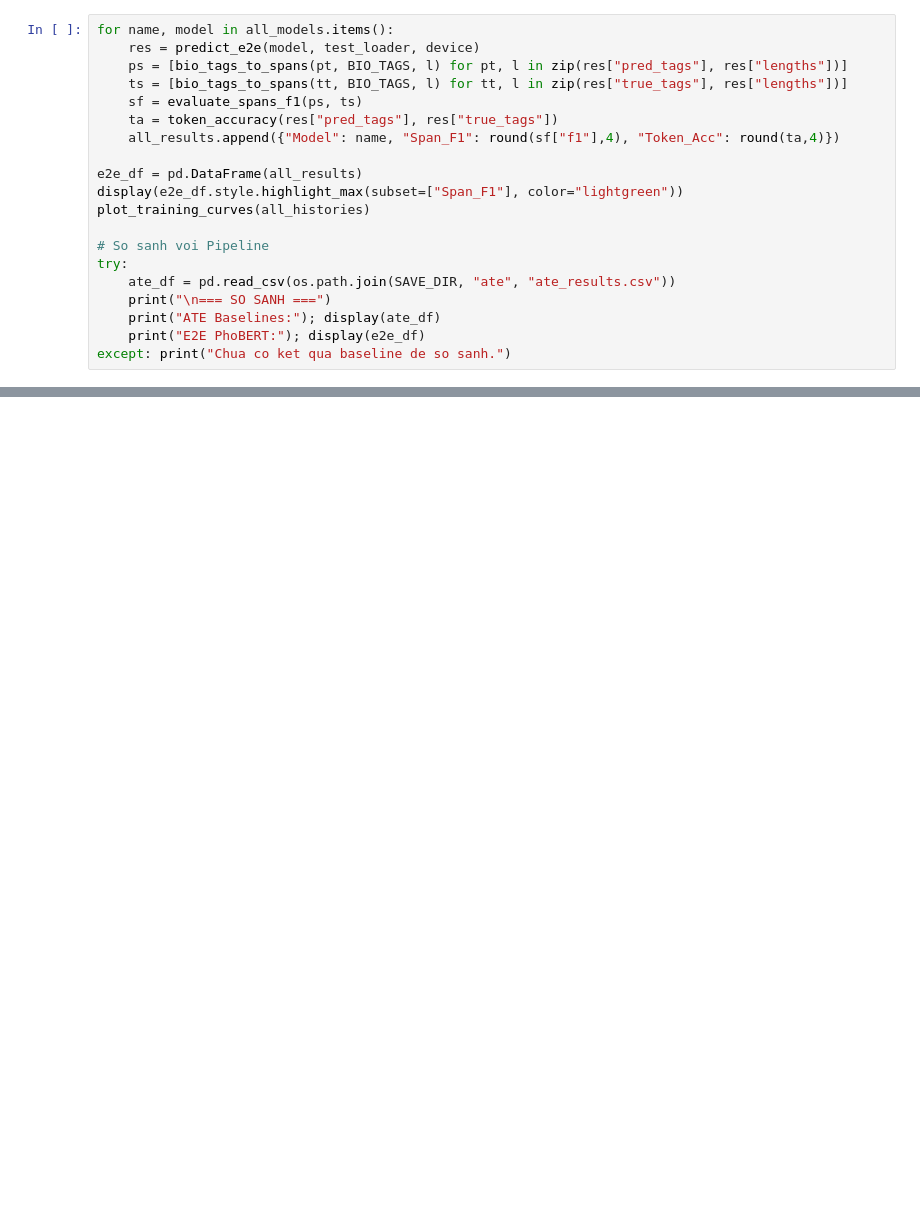
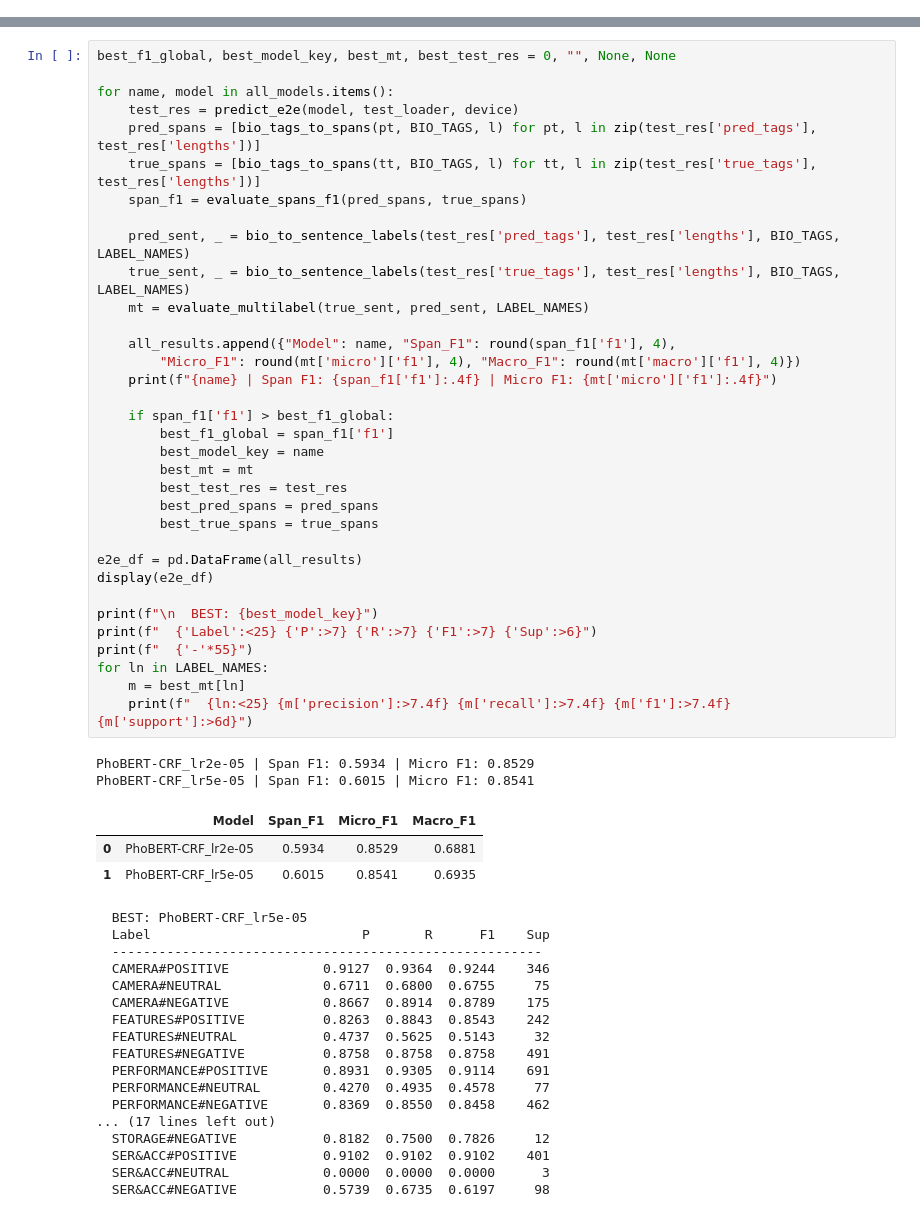
Before and after one commit to HoangHaiDang1302/Vietnamese-Aspect-based-sentiment-analyst-project, a Jupyter notebook: research_pipeline/notebooks/04-e2e-kaggle.ipynb, the cells around one changed output, grey strips where cells are left out. Saved outputs shown, nothing was run; the diff lists cells and outputs as text; blank space fills up the shorter version.

```diff
--- a/research_pipeline/notebooks/04-e2e-kaggle.ipynb
+++ b/research_pipeline/notebooks/04-e2e-kaggle.ipynb
@@ -120,20 +150,0 @@ for lr in LR_OPTIONS:
-# %%
-for name, model in all_models.items():
-    res = predict_e2e(model, test_loader, device)
-    ps = [bio_tags_to_spans(pt, BIO_TAGS, l) for pt, l in zip(res["pred_tags"], res["lengths"])]
-    ts = [bio_tags_to_spans(tt, BIO_TAGS, l) for tt, l in zip(res["true_tags"], res["lengths"])]
-    sf = evaluate_spans_f1(ps, ts)
-    ta = token_accuracy(res["pred_tags"], res["true_tags"])
-    all_results.append({"Model": name, "Span_F1": round(sf["f1"],4), "Token_Acc": round(ta,4)})
-
-e2e_df = pd.DataFrame(all_results)
-display(e2e_df.style.highlight_max(subset=["Span_F1"], color="lightgreen"))
-plot_training_curves(all_histories)
-
-# So sanh voi Pipeline
-try:
-    ate_df = pd.read_csv(os.path.join(SAVE_DIR, "ate", "ate_results.csv"))
-    print("\n=== SO SANH ===")
-    print("ATE Baselines:"); display(ate_df)
-    print("E2E PhoBERT:"); display(e2e_df)
-except: print("Chua co ket qua baseline de so sanh.")
@@ -145,0 +151,57 @@ Chua co ket qua baseline de so sanh.
+# %%
+best_f1_global, best_model_key, best_mt, best_test_res = 0, "", None, None
+
+for name, model in all_models.items():
+    test_res = predict_e2e(model, test_loader, device)
+    pred_spans = [bio_tags_to_spans(pt, BIO_TAGS, l) for pt, l in zip(test_res['pred_tags'], test_res['lengths'])]
+    true_spans = [bio_tags_to_spans(tt, BIO_TAGS, l) for tt, l in zip(test_res['true_tags'], test_res['lengths'])]
+    span_f1 = evaluate_spans_f1(pred_spans, true_spans)
+
+    pred_sent, _ = bio_to_sentence_labels(test_res['pred_tags'], test_res['lengths'], BIO_TAGS, LABEL_NAMES)
+    true_sent, _ = bio_to_sentence_labels(test_res['true_tags'], test_res['lengths'], BIO_TAGS, LABEL_NAMES)
+    mt = evaluate_multilabel(true_sent, pred_sent, LABEL_NAMES)
+
+    all_results.append({"Model": name, "Span_F1": round(span_f1['f1'], 4),
+        "Micro_F1": round(mt['micro']['f1'], 4), "Macro_F1": round(mt['macro']['f1'], 4)})
+    print(f"{name} | Span F1: {span_f1['f1']:.4f} | Micro F1: {mt['micro']['f1']:.4f}")
+
+    if span_f1['f1'] > best_f1_global:
+        best_f1_global = span_f1['f1']
+        best_model_key = name
+        best_mt = mt
+        best_test_res = test_res
+        best_pred_spans = pred_spans
+        best_true_spans = true_spans
+
+e2e_df = pd.DataFrame(all_results)
+display(e2e_df)
+
+print(f"\n  BEST: {best_model_key}")
+print(f"  {'Label':<25} {'P':>7} {'R':>7} {'F1':>7} {'Sup':>6}")
+print(f"  {'-'*55}")
+for ln in LABEL_NAMES:
+    m = best_mt[ln]
+    print(f"  {ln:<25} {m['precision']:>7.4f} {m['recall']:>7.4f} {m['f1']:>7.4f} {m['support']:>6d}")
+# %% [output]
+PhoBERT-CRF_lr2e-05 | Span F1: 0.5934 | Micro F1: 0.8529
+PhoBERT-CRF_lr5e-05 | Span F1: 0.6015 | Micro F1: 0.8541
+|  | Model | Span_F1 | Micro_F1 | Macro_F1 |
+| 0 | PhoBERT-CRF_lr2e-05 | 0.5934 | 0.8529 | 0.6881 |
+| 1 | PhoBERT-CRF_lr5e-05 | 0.6015 | 0.8541 | 0.6935 |
+  BEST: PhoBERT-CRF_lr5e-05
+  Label                           P       R      F1    Sup
+  -------------------------------------------------------
+  CAMERA#POSITIVE            0.9127  0.9364  0.9244    346
+  CAMERA#NEUTRAL             0.6711  0.6800  0.6755     75
+  CAMERA#NEGATIVE            0.8667  0.8914  0.8789    175
+  FEATURES#POSITIVE          0.8263  0.8843  0.8543    242
+  FEATURES#NEUTRAL           0.4737  0.5625  0.5143     32
+  FEATURES#NEGATIVE          0.8758  0.8758  0.8758    491
+  PERFORMANCE#POSITIVE       0.8931  0.9305  0.9114    691
+  PERFORMANCE#NEUTRAL        0.4270  0.4935  0.4578     77
+  PERFORMANCE#NEGATIVE       0.8369  0.8550  0.8458    462
+... (17 lines left out)
+  STORAGE#NEGATIVE           0.8182  0.7500  0.7826     12
+  SER&ACC#POSITIVE           0.9102  0.9102  0.9102    401
+  SER&ACC#NEUTRAL            0.0000  0.0000  0.0000      3
+  SER&ACC#NEGATIVE           0.5739  0.6735  0.6197     98
```
Also changed, not shown: parts of 16 cells of this notebook, 10 other files.
